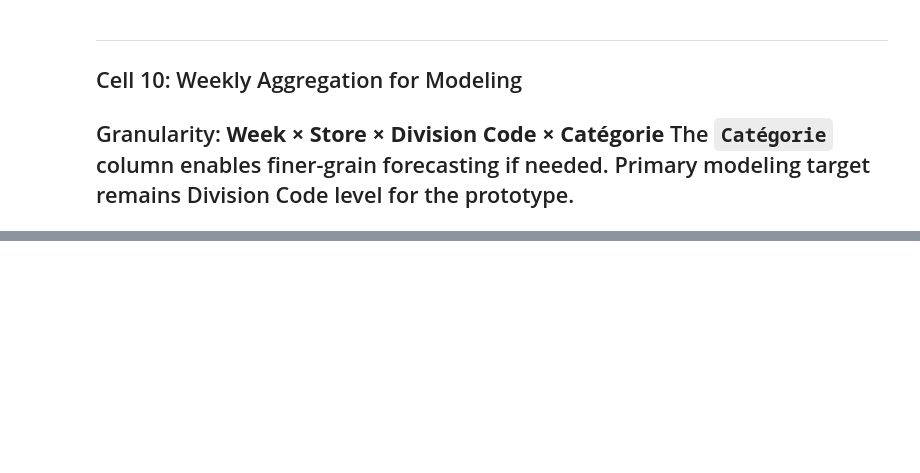
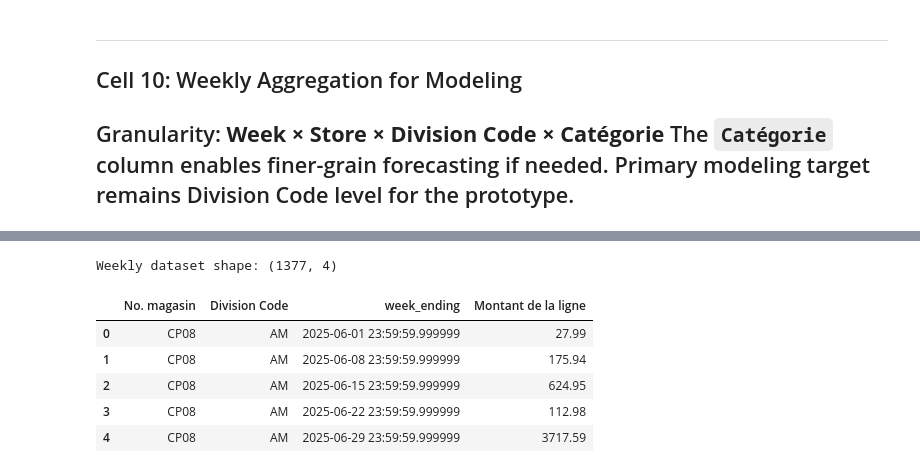
Before and after one commit to 1767902694-svg/busa693-clubpiscine, a Jupyter notebook: use_case_4_forecasting/notebooks/01_eda.ipynb, the cells around one changed output, grey strips where cells are left out. Drawn from its saved outputs; the diff is of its cells as text; code cells hidden in the pictures; blank space fills up the shorter version.

```diff
--- a/use_case_4_forecasting/notebooks/01_eda.ipynb
+++ b/use_case_4_forecasting/notebooks/01_eda.ipynb
@@ -557,0 +587,22 @@ Next → 02_weather_integration.ipynb
+# %%
+# Weekly aggregation for forecasting
+
+vente['week_ending'] = vente['Date de Vente'].dt.to_period('W').apply(lambda r: r.end_time)
+
+weekly_sales = (
+    vente.groupby(['No. magasin', 'Division Code', 'week_ending'])['Montant de la ligne']
+    .sum()
+    .reset_index()
+)
+
+print("Weekly dataset shape:", weekly_sales.shape)
+
+weekly_sales.head()
+# %% [output]
+Weekly dataset shape: (1377, 4)
+|  | No. magasin | Division Code | week_ending | Montant de la ligne |
+| 0 | CP08 | AM | 2025-06-01 23:59:59.999999 | 27.99 |
+| 1 | CP08 | AM | 2025-06-08 23:59:59.999999 | 175.94 |
+| 2 | CP08 | AM | 2025-06-15 23:59:59.999999 | 624.95 |
+| 3 | CP08 | AM | 2025-06-22 23:59:59.999999 | 112.98 |
+| 4 | CP08 | AM | 2025-06-29 23:59:59.999999 | 3717.59 |
```
Also changed, not shown: parts of 4 cells of this notebook.
